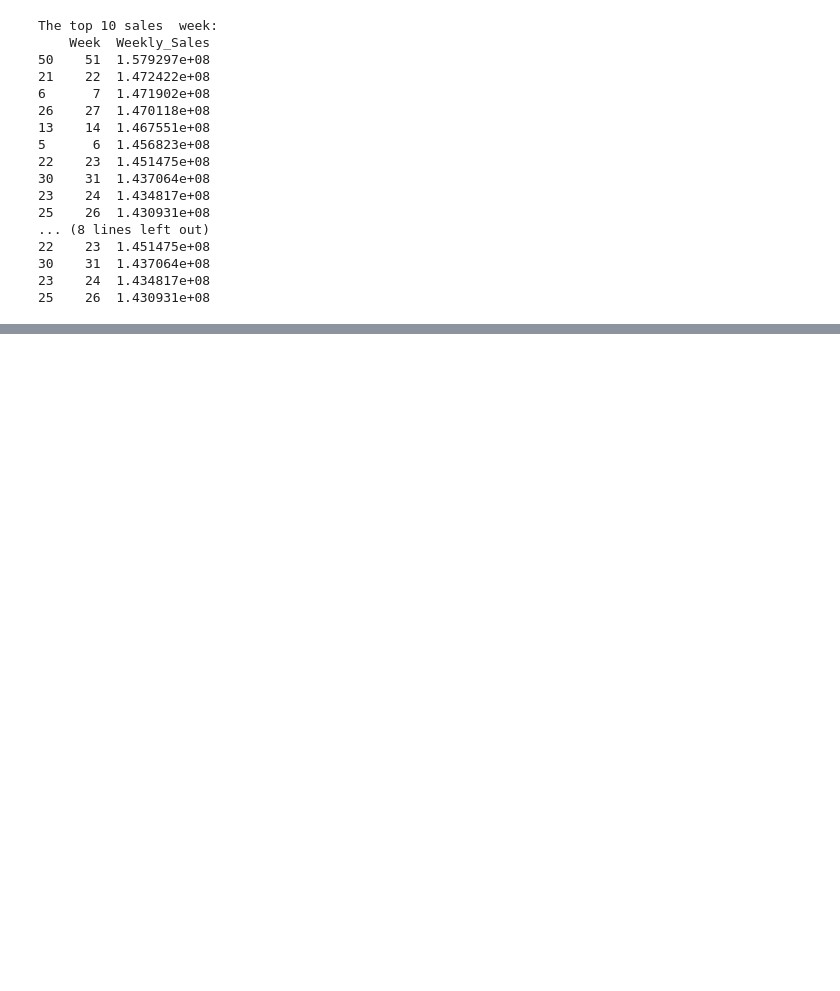
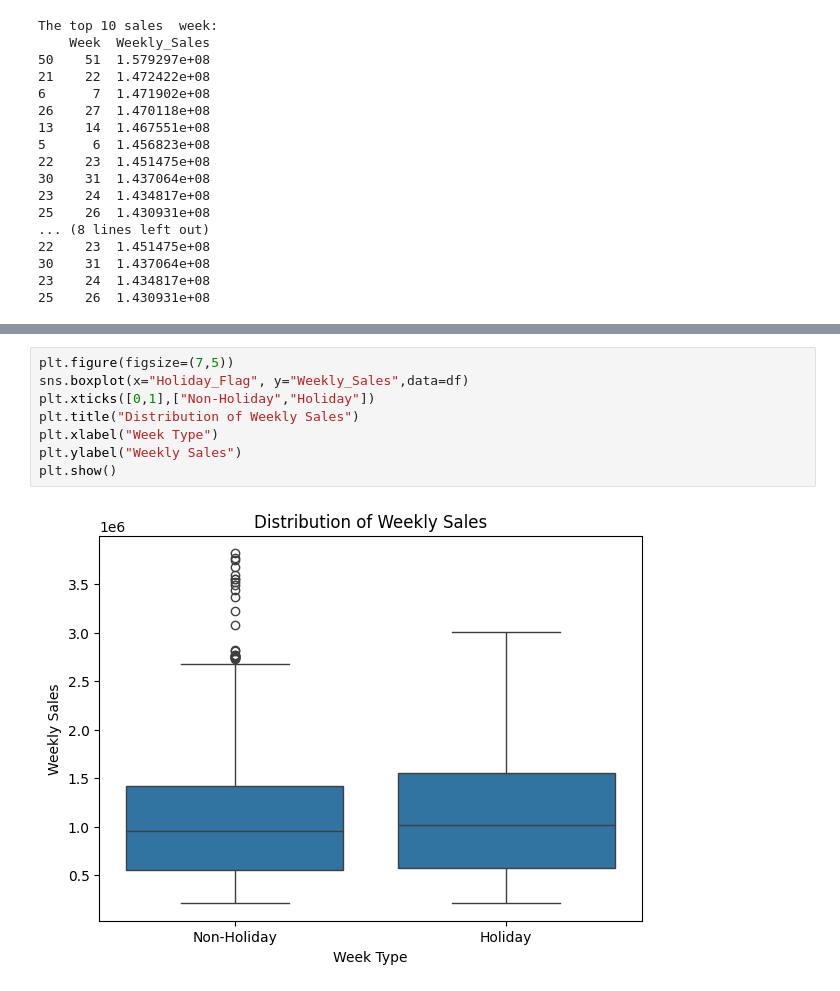
Before and after one commit to ShlokGadhave/Walmart, a Jupyter notebook: main.ipynb, the cells around one changed output, grey strips where cells are left out. Drawn from its saved outputs; the diff is of its cells as text; blank space fills up the shorter version.

Commit message:
Holiday Sales Analysis

```diff
--- a/main.ipynb
+++ b/main.ipynb
@@ -329,0 +349,10 @@ The top 10 sales  week:
+# %%
+plt.figure(figsize=(7,5))
+sns.boxplot(x="Holiday_Flag", y="Weekly_Sales",data=df)
+plt.xticks([0,1],["Non-Holiday","Holiday"])
+plt.title("Distribution of Weekly Sales")
+plt.xlabel("Week Type")
+plt.ylabel("Weekly Sales")
+plt.show()
+# %% [output]
+[figure, added]
```
Also changed, not shown: parts of 6 cells of this notebook.
